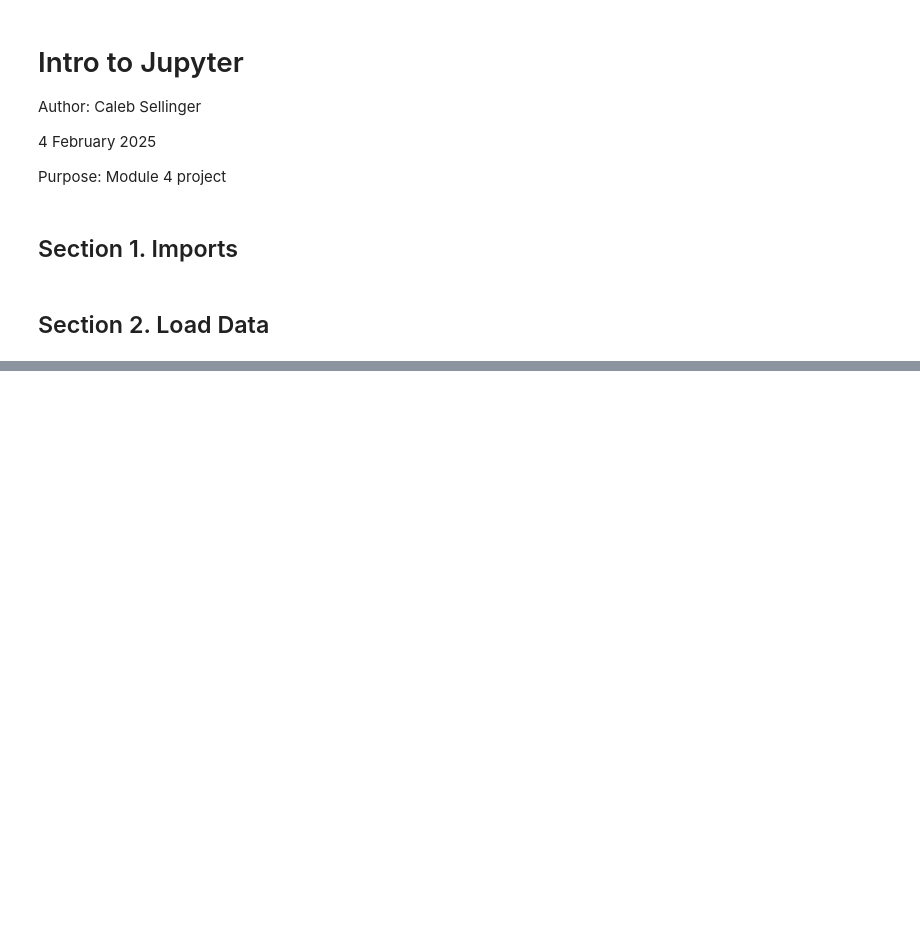
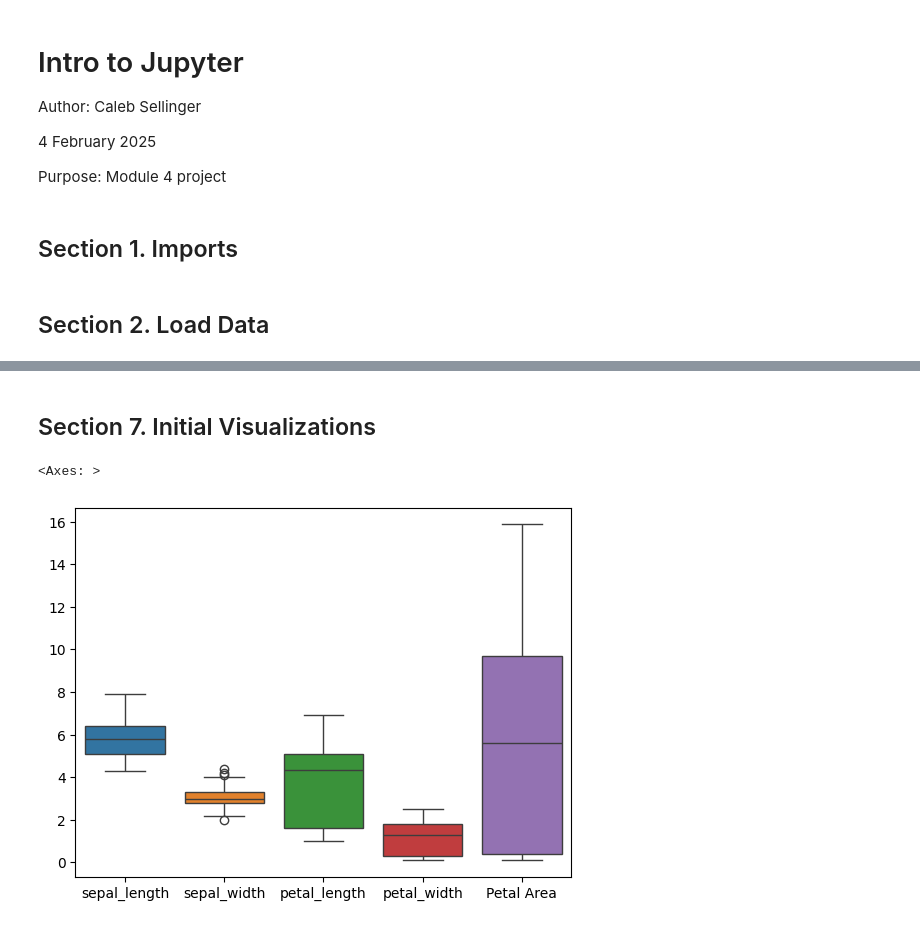
Before and after one commit to crsellinger/datafun-04-eda, a Jupyter notebook: main.ipynb, the cells around one changed output, grey strips where cells are left out. Saved outputs shown, nothing was run; the diff lists cells and outputs as text; code cells hidden in the pictures; blank space fills up the shorter version.

```diff
--- a/main.ipynb
+++ b/main.ipynb
@@ -29,0 +89,17 @@ df:pd.DataFrame = sns.load_dataset('iris')
+# %%
+df.rename(columns={
+    'sepal_length':'Sepal Length',
+    'sepal_width':'Sepal Width',
+    'petal_length':'Petal Length',
+    'petal_width':'Petal Width',
+    'species':'Species'
+    })
+
+# Petal Area
+df['Petal Area'] = df['petal_length'] * df['petal_width']
+
+# Creates a new categorical column Size based on Petal Area
+df['Size'] = df['Petal Area'].apply(lambda a : "Large" if a > 5.79 else "Small")
+
+# show first 5 rows
+df.head(150)
@@ -29,0 +120,7 @@ df:pd.DataFrame = sns.load_dataset('iris')
+# %% [markdown]
+## Section 7. Initial Visualizations
+# %%
+sns.boxplot(df)
+# %% [output]
+<Axes: >
+[figure, added]
```
Also changed, not shown: parts of 14 cells of this notebook.
